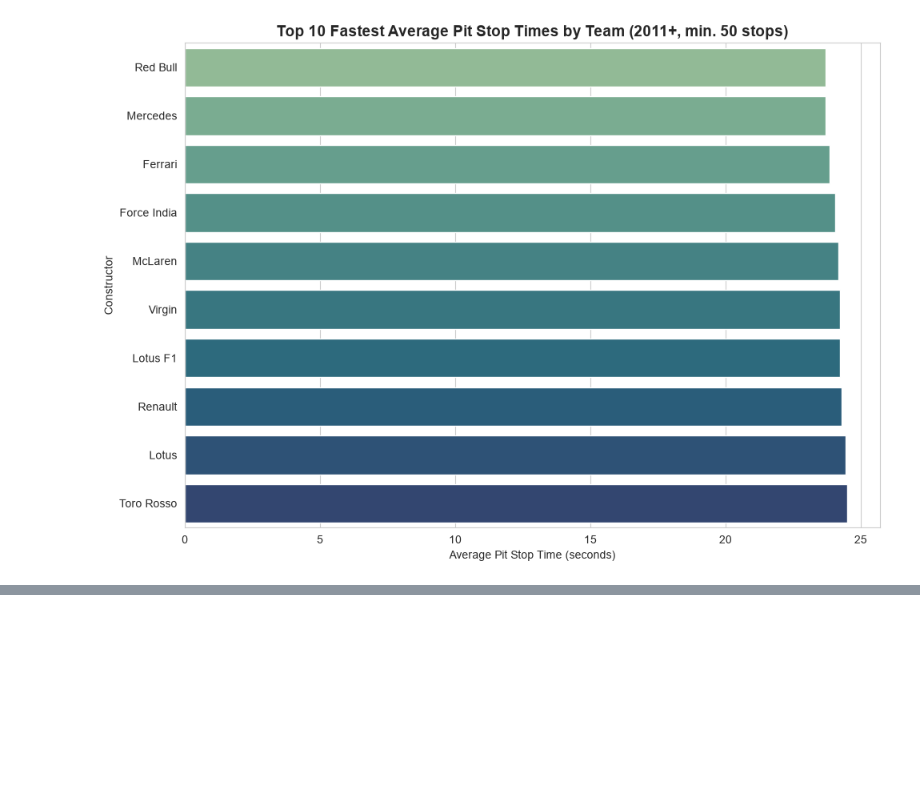
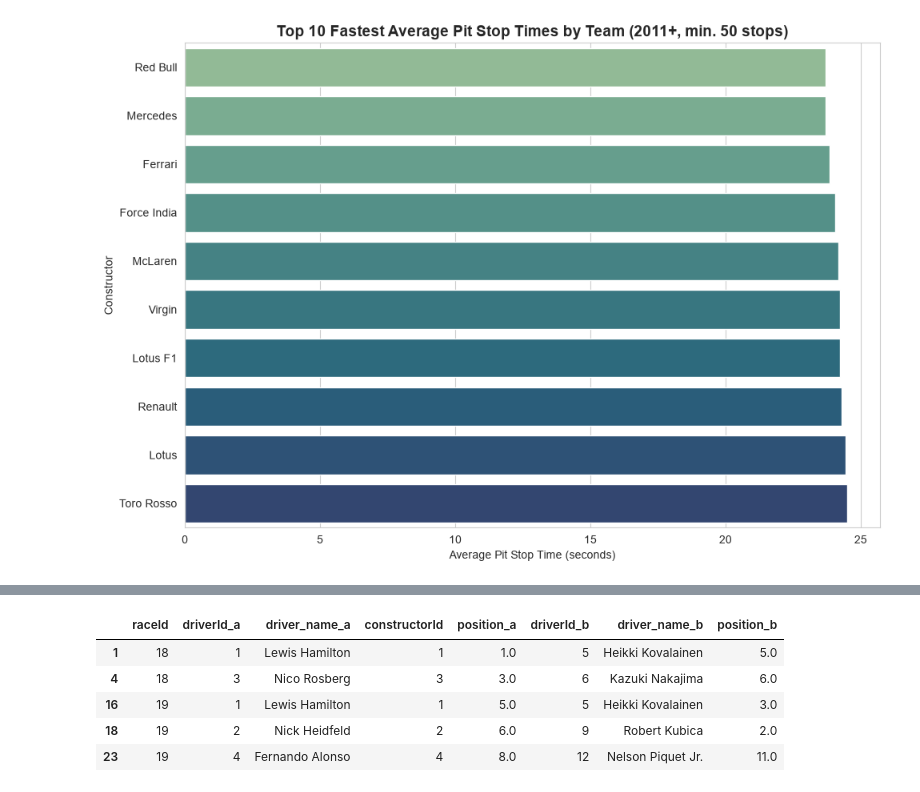
Before and after one commit to Mohitbadetiya/f1-analytics-dashboard, a Jupyter notebook: notebooks/01_data_exploration.ipynb, the cells around one changed output, grey strips where cells are left out. Saved outputs shown, nothing was run; the diff lists cells and outputs as text; code cells hidden in the pictures; blank space fills up the shorter version.

```diff
--- a/notebooks/01_data_exploration.ipynb
+++ b/notebooks/01_data_exploration.ipynb
@@ -386,0 +458,10 @@ plt.show()
+# %%
+teammate_pairs.shape
+teammate_pairs.head()
+# %% [output]
+|  | raceId | driverId_a | driver_name_a | constructorId | position_a | driverId_b | driver_name_b | position_b |
+| 1 | 18 | 1 | Lewis Hamilton | 1 | 1.0 | 5 | Heikki Kovalainen | 5.0 |
+| 4 | 18 | 3 | Nico Rosberg | 3 | 3.0 | 6 | Kazuki Nakajima | 6.0 |
+| 16 | 19 | 1 | Lewis Hamilton | 1 | 5.0 | 5 | Heikki Kovalainen | 3.0 |
+| 18 | 19 | 2 | Nick Heidfeld | 2 | 6.0 | 9 | Robert Kubica | 2.0 |
+| 23 | 19 | 4 | Fernando Alonso | 4 | 8.0 | 12 | Nelson Piquet Jr. | 11.0 |
```
Also changed, not shown: parts of 7 cells of this notebook, 1 other file.
